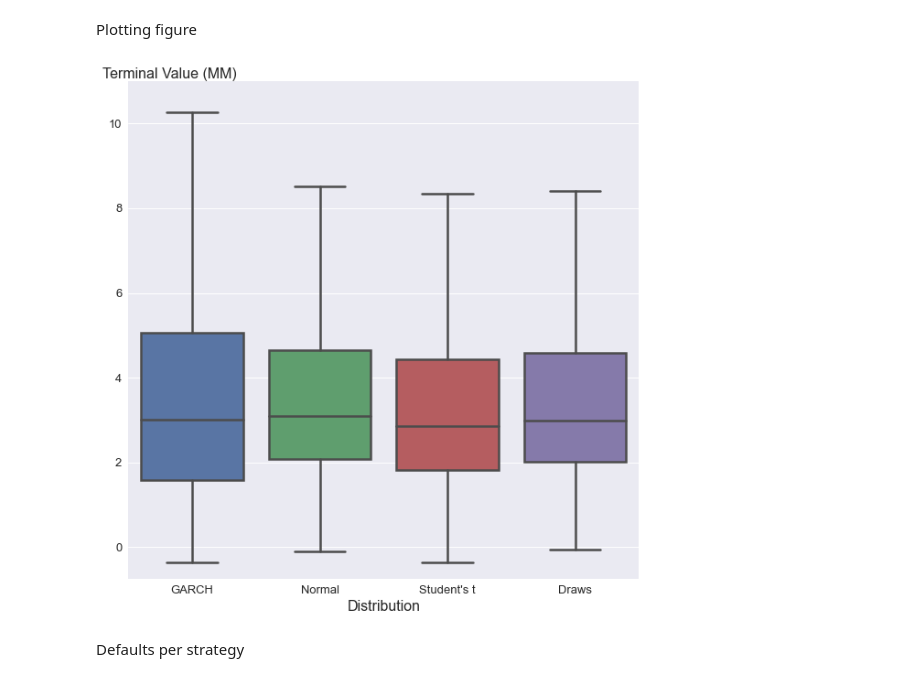
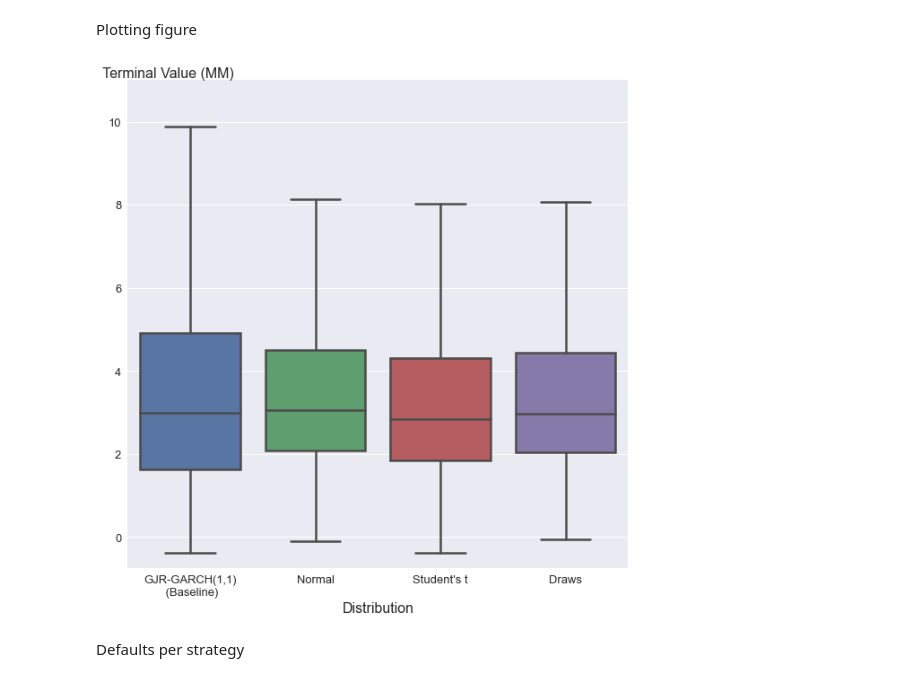
Before and after one commit to neriksen/applied_finance, a Jupyter notebook: robustness_simulation_method.ipynb, the cells around one changed output. Saved outputs shown, nothing was run; the diff lists cells and outputs as text; code cells hidden in the pictures.

```diff
--- a/robustness_simulation_method.ipynb
+++ b/robustness_simulation_method.ipynb
@@ -29,7 +29,7 @@ draw = cr.fetch_returns(sim_type = 'draw', random_seeds = range(10000))
 Combining data
 # %%
 def variable(variable):
-    Data=GARCH[[variable]].rename(columns={variable:'GARCH'})
+    Data=GARCH[[variable]].rename(columns={variable:'GJR-GARCH(1,1)\n (Baseline)'})
     Data["Normal"]=norm[variable]
     Data["Student's t"]=t[variable]
     Data["Draws"]=draw[variable]
@@ -37,19 +37,19 @@ def variable(variable):
 # %% [markdown]
 Plotting figure
 # %%
-Data = variable("dual_phase")
+Data = variable("single_phase")
 x = Data.loc[(slice(None), '2070-01-01'),:]
 x = pd.melt(x)
 x['value'] = x['value'].div(1000000) #Convert into millions
 f, ax = plt.subplots(figsize=(10,10))
 ax = sns.boxplot(x='variable',y='value',data=x,showfliers = False,linewidth=2.5)
 ax.set_ylabel("Terminal Value (MM)", rotation=0, loc='top', labelpad=-140 )
 plt.xlabel("Distribution")
 plt.ylim(-0.75,11)
 plt.ticklabel_format(style='plain', axis='y',useOffset=True)
-plt.savefig("Robustness/boxplot_SIM_D.png", bbox_inches = 'tight', pad_inches = 0.1)
+plt.savefig("Robustness/boxplot_SIM_S.png", bbox_inches = 'tight', pad_inches = 0.1)
 # %% [output]
-[figure, old version]
+[figure, new version]
 # %% [markdown]
 Defaults per strategy
 # %%
```
Also changed, not shown: 8 other files.
